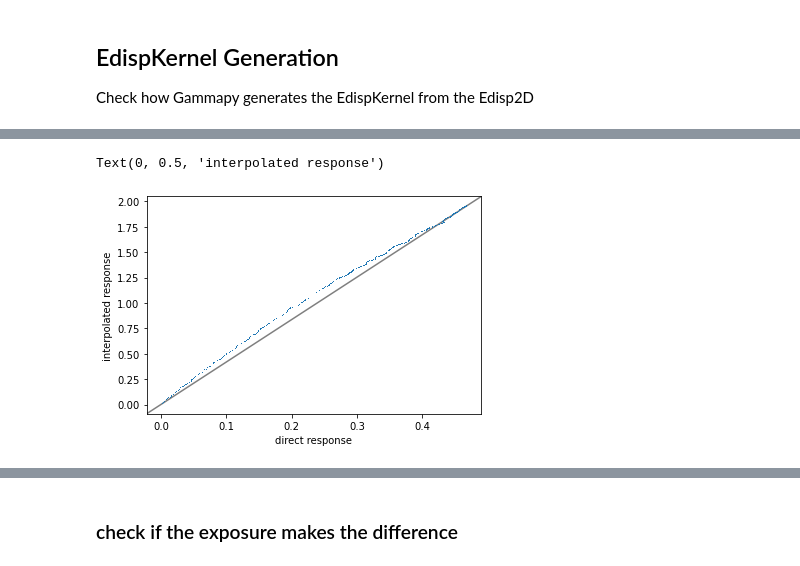
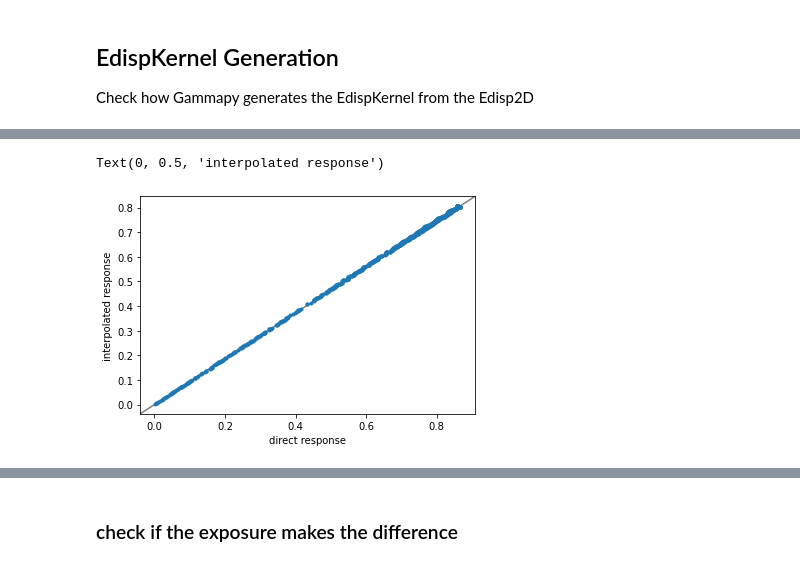
Before and after one commit to gammapy/gammapy-unbinned-analysis, a Jupyter notebook: Tims_UnbinnedDataset/example_edispkernel.ipynb, the cells around one changed output, grey strips where cells are left out. Drawn from its saved outputs; the diff is of its cells as text; code cells hidden in the pictures.

```diff
--- a/Tims_UnbinnedDataset/example_edispkernel.ipynb
+++ b/Tims_UnbinnedDataset/example_edispkernel.ipynb
@@ -264,7 +278,7 @@ model_gauss.spectral_model.amplitude.value /= 10. # 10 times weaker signal than
 dataset.models=[model_gauss]
 # %%
 edisp2d= obs1.edisp
-events = obs1.events.select_energy([1,50]*u.TeV)
+events = obs1.events.select_energy([0.7,50]*u.TeV)
 events = events.select_offset([0.5,1]*u.deg)
 offsets = events.radec.separation(obs_pos)[:,None]
 offset = obs_pos.separation(model_gauss.position)
@@ -278,7 +292,7 @@ edisp_factors.shape
 # compare to the gammay EdispKernel (transposed)
 ek = edisp2d.to_edisp_kernel(offset=offset, energy_true=energy_axis_true.edges, energy=energy_axis.edges)
 # %%
-test=make_edisp_factors(obs1.edisp,events, energy_axis_true, obs1.pointing_radec, model_gauss.position)
+D=make_edisp_factors(obs1.edisp,events, energy_axis_true, obs1.pointing_radec, model_gauss.position)
 exp_fac = make_exposure_factors(obs1.aeff, obs_pos,
                                 model_gauss.position,
                                 obs1.fixed_pointing_info.duration, energy_axis_true)
@@ -327,4 +344,9 @@ response_ds = ds_spec.interp_by_coord(coords= events.map_coord(ds_spec.geom))
 # %%
 npred=model_gauss.integrate_geom(dataset.exposure.geom).get_spectrum()
-response = (npred.data.flatten()*test*exp_fac.to_value(1/npred.unit)).sum(axis=1)
+response = (npred.data.flatten()*D*exp_fac.to_value(1/npred.unit)).sum(axis=1)
+# %%
+# interpolate the bin width at the event's energies
+bin_width_map = ds_spec.copy()
+bin_width_map.data = energy_axis_true.bin_width.value
+bin_width = bin_width_map.interp_by_coord(coords= events.map_coord(ds_spec.geom))
 # %%
@@ -341,8 +374,9 @@ Text(0, 0.5, 'npred')
 # %%
-plt.plot(response, response_ds, ",")
+# We get a very nice correlation for our method and the binned method
+plt.plot(response*bin_width, response_ds, ".")
 plt.plot([0,1],[0,1], c='k', transform=plt.gca().transAxes, zorder=0, alpha=0.5)
 plt.xlabel("direct response")
 plt.ylabel("interpolated response")
 # %% [output]
 Text(0, 0.5, 'interpolated response')
-[figure, old version]
+[figure, new version]
```
Also changed, not shown: parts of 36 cells of this notebook.
